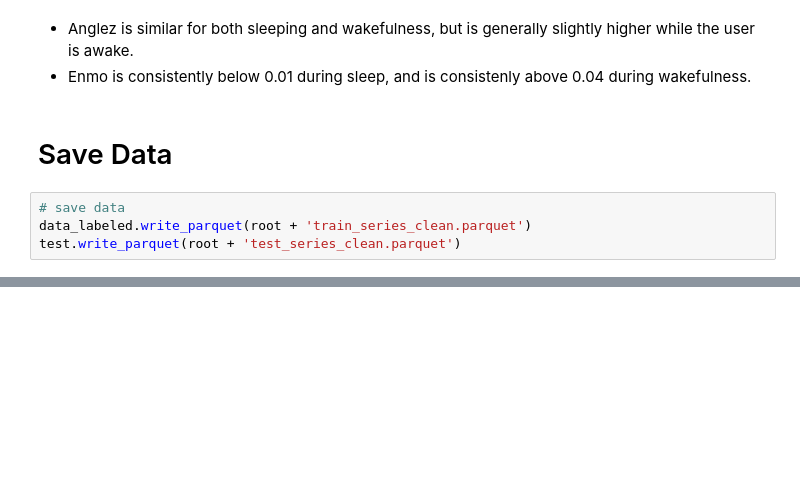
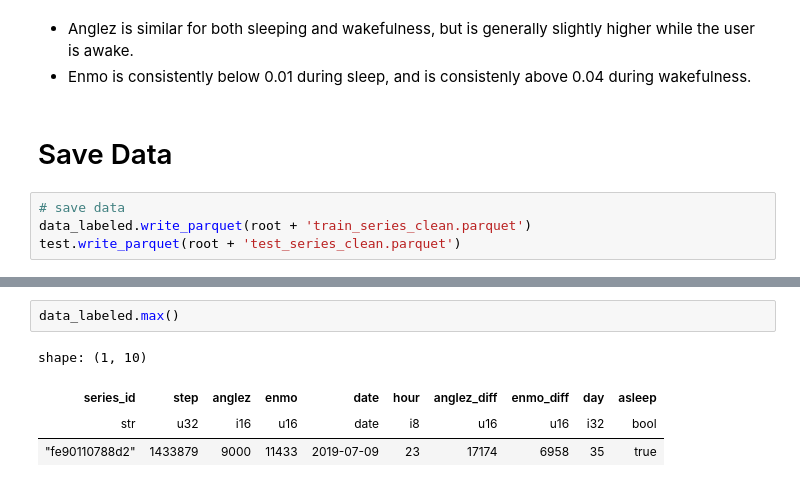
Before and after one commit to heefjones/detect_sleep_states, a Jupyter notebook: eda.ipynb, the cells around one changed output, grey strips where cells are left out. Saved outputs shown, nothing was run; the diff lists cells and outputs as text; blank space fills up the shorter version.

```diff
--- a/eda.ipynb
+++ b/eda.ipynb
@@ -290,0 +310,7 @@ test.write_parquet(root + 'test_series_clean.parquet')
+# %%
+data_labeled.max()
+# %% [output]
+shape: (1, 10)
+| series_id | step | anglez | enmo | date | hour | anglez_diff | enmo_diff | day | asleep |
+| str | u32 | i16 | u16 | date | i8 | u16 | u16 | i32 | bool |
+| "fe90110788d2" | 1433879 | 9000 | 11433 | 2019-07-09 | 23 | 17174 | 6958 | 35 | true |
```
Also changed, not shown: parts of 5 cells of this notebook, 5 other files.
